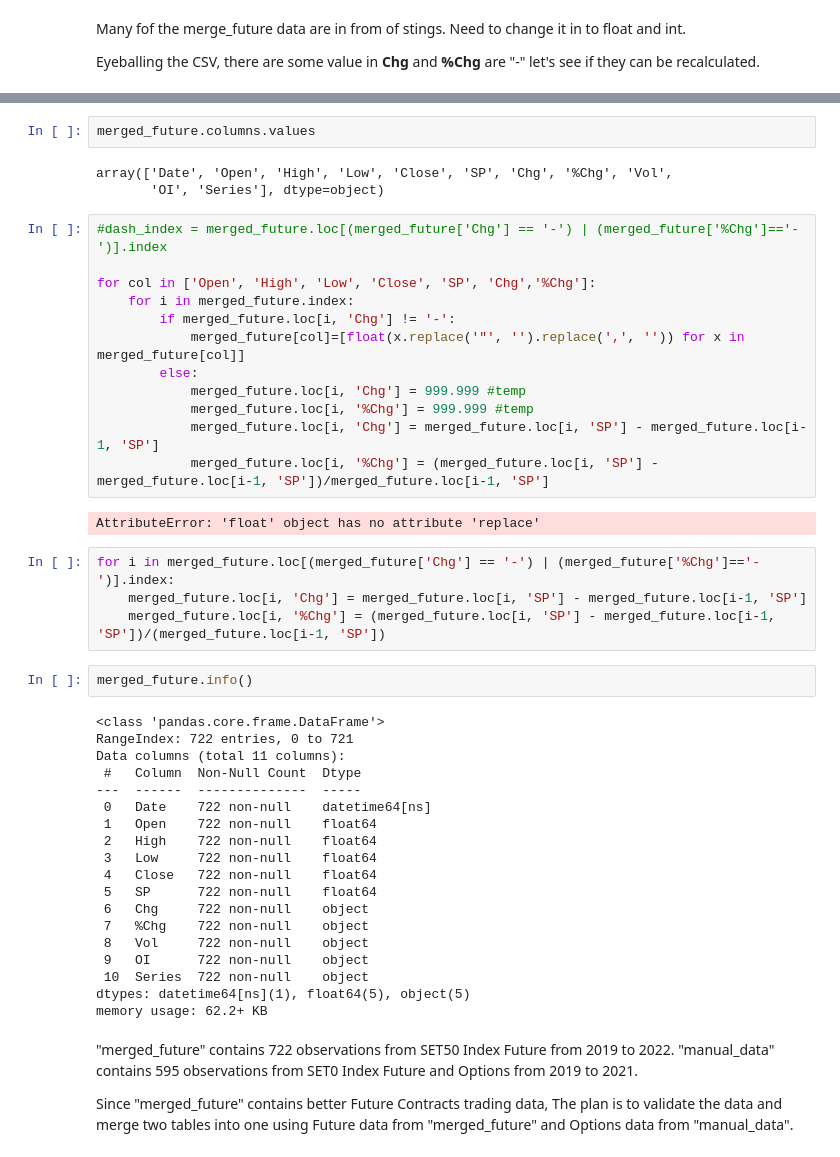
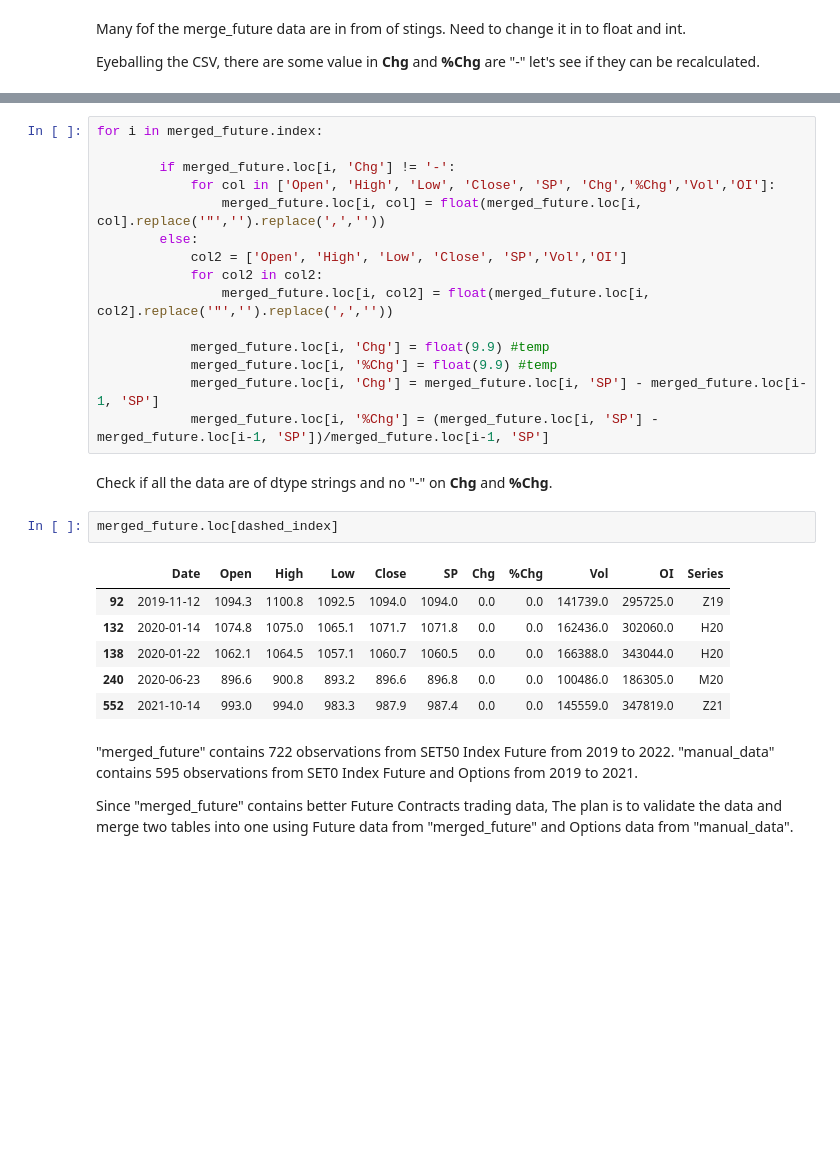
Before and after one commit to soi130/options_analysis, a Jupyter notebook: options_analytics.ipynb, the cells around one changed output, grey strips where cells are left out. Drawn from its saved outputs; the diff is of its cells as text; blank space fills up the shorter version.

```diff
--- a/options_analytics.ipynb
+++ b/options_analytics.ipynb
@@ -198,47 +200,29 @@ Seems like the recalculation is possible. Let's change the dtype to string.
-# %%
-merged_future.columns.values
-# %% [output]
-array(['Date', 'Open', 'High', 'Low', 'Close', 'SP', 'Chg', '%Chg', 'Vol',
-       'OI', 'Series'], dtype=object)
 # %%
-#dash_index = merged_future.loc[(merged_future['Chg'] == '-') | (merged_future['%Chg']=='-')].index
+for i in merged_future.index:
 
-for col in ['Open', 'High', 'Low', 'Close', 'SP', 'Chg','%Chg']:
-    for i in merged_future.index:
         if merged_future.loc[i, 'Chg'] != '-':
-            merged_future[col]=[float(x.replace('"', '').replace(',', '')) for x in merged_future[col]]
+            for col in ['Open', 'High', 'Low', 'Close', 'SP', 'Chg','%Chg','Vol','OI']:
+                merged_future.loc[i, col] = float(merged_future.loc[i, col].replace('"','').replace(',',''))
         else:
-            merged_future.loc[i, 'Chg'] = 999.999 #temp
-            merged_future.loc[i, '%Chg'] = 999.999 #temp
+            col2 = ['Open', 'High', 'Low', 'Close', 'SP','Vol','OI']
+            for col2 in col2:
+                merged_future.loc[i, col2] = float(merged_future.loc[i, col2].replace('"','').replace(',',''))
+
+            merged_future.loc[i, 'Chg'] = float(9.9) #temp
+            merged_future.loc[i, '%Chg'] = float(9.9) #temp
             merged_future.loc[i, 'Chg'] = merged_future.loc[i, 'SP'] - merged_future.loc[i-1, 'SP']
             merged_future.loc[i, '%Chg'] = (merged_future.loc[i, 'SP'] - merged_future.loc[i-1, 'SP'])/merged_future.loc[i-1, 'SP']
-# %% [output]
-AttributeError: 'float' object has no attribute 'replace'
-# %%
-for i in merged_future.loc[(merged_future['Chg'] == '-') | (merged_future['%Chg']=='-')].index:
-    merged_future.loc[i, 'Chg'] = merged_future.loc[i, 'SP'] - merged_future.loc[i-1, 'SP']
-    merged_future.loc[i, '%Chg'] = (merged_future.loc[i, 'SP'] - merged_future.loc[i-1, 'SP'])/(merged_future.loc[i-1, 'SP'])
-# %%
-merged_future.info()
-# %% [output]
-<class 'pandas.core.frame.DataFrame'>
-RangeIndex: 722 entries, 0 to 721
-Data columns (total 11 columns):
- #   Column  Non-Null Count  Dtype
----  ------  --------------  -----
- 0   Date    722 non-null    datetime64[ns]
- 1   Open    722 non-null    float64
- 2   High    722 non-null    float64
- 3   Low     722 non-null    float64
- 4   Close   722 non-null    float64
- 5   SP      722 non-null    float64
- 6   Chg     722 non-null    object
- 7   %Chg    722 non-null    object
- 8   Vol     722 non-null    object
- 9   OI      722 non-null    object
- 10  Series  722 non-null    object
-dtypes: datetime64[ns](1), float64(5), object(5)
-memory usage: 62.2+ KB
+# %% [markdown]
+Check if all the data are of dtype strings and no "-" on **Chg** and **%Chg**.
+# %%
+merged_future.loc[dashed_index]
+# %% [output]
+|  | Date | Open | High | Low | Close | SP | Chg | %Chg | Vol | OI | Series |
+| 92 | 2019-11-12 | 1094.3 | 1100.8 | 1092.5 | 1094.0 | 1094.0 | 0.0 | 0.0 | 141739.0 | 295725.0 | Z19 |
+| 132 | 2020-01-14 | 1074.8 | 1075.0 | 1065.1 | 1071.7 | 1071.8 | 0.0 | 0.0 | 162436.0 | 302060.0 | H20 |
+| 138 | 2020-01-22 | 1062.1 | 1064.5 | 1057.1 | 1060.7 | 1060.5 | 0.0 | 0.0 | 166388.0 | 343044.0 | H20 |
+| 240 | 2020-06-23 | 896.6 | 900.8 | 893.2 | 896.6 | 896.8 | 0.0 | 0.0 | 100486.0 | 186305.0 | M20 |
+| 552 | 2021-10-14 | 993.0 | 994.0 | 983.3 | 987.9 | 987.4 | 0.0 | 0.0 | 145559.0 | 347819.0 | Z21 |
 # %% [markdown]
 "merged_future" contains 722 observations from SET50 Index Future from 2019 to 2022.
 "manual_data" contains 595 observations from SET0 Index Future and Options from 2019 to 2021.
```
Also changed, not shown: parts of 11 cells of this notebook.
